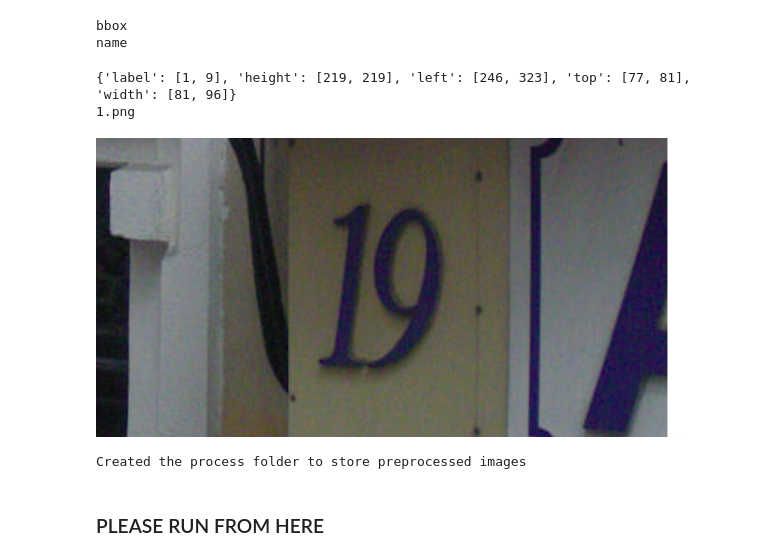
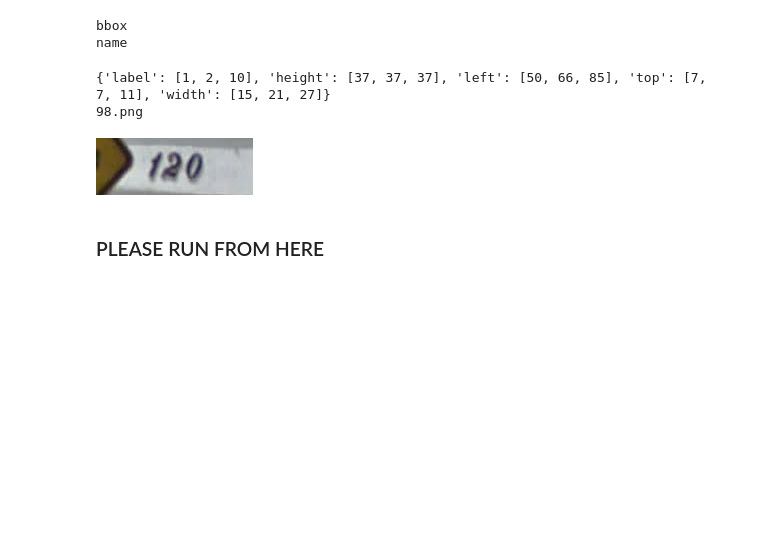
Before and after one commit to FilbertZBW/CNN_SVHN, a Jupyter notebook: CNN.ipynb, the cells around one changed output. Drawn from its saved outputs; the diff is of its cells as text; code cells hidden in the pictures; blank space fills up the shorter version.

```diff
--- a/CNN.ipynb
+++ b/CNN.ipynb
@@ -22,7 +22,7 @@
 import h5py
 
 # data is loaded from local path, please update local_path according to your own dataset location
-local_path = "../dataset/"
+local_path = "C:/Users/kaili/OneDrive/Desktop/CS6140 ML/Project Dataset/"
 
 # load digitStruct.mat
 data_path = local_path + "train/digitStruct.mat"
@@ -67,15 +67,15 @@ def get_name(n):
     return name
 # %%
 # test using first image
-print(get_bbox(0))
-print(get_name(0))
+print(get_bbox(97))
+print(get_name(97))
 from IPython.display import Image
-img_path_test = local_path + "/train/1.png"
+img_path_test = local_path + "/train/98.png"
 Image(filename=img_path_test)
 # %% [output]
-{'label': [1, 9], 'height': [219, 219], 'left': [246, 323], 'top': [77, 81], 'width': [81, 96]}
-1.png
+{'label': [1, 2, 10], 'height': [37, 37, 37], 'left': [50, 66, 85], 'top': [7, 7, 11], 'width': [15, 21, 27]}
+98.png
-[figure, old version]
+[figure, new version]
 # %%
 # store bbox and file name into dict
 # image_dict = {}
@@ -137,8 +137,6 @@ for label_index in range(len(digit_dict['label'])):
 
     # save cropped image
     torchvision.utils.save_image(transformed_img, save_file_path)
-# %% [output]
-Created the process folder to store preprocessed images
 # %% [markdown]
 ### PLEASE RUN FROM HERE
 # %%
```
Also changed, not shown: parts of 15 cells of this notebook.
